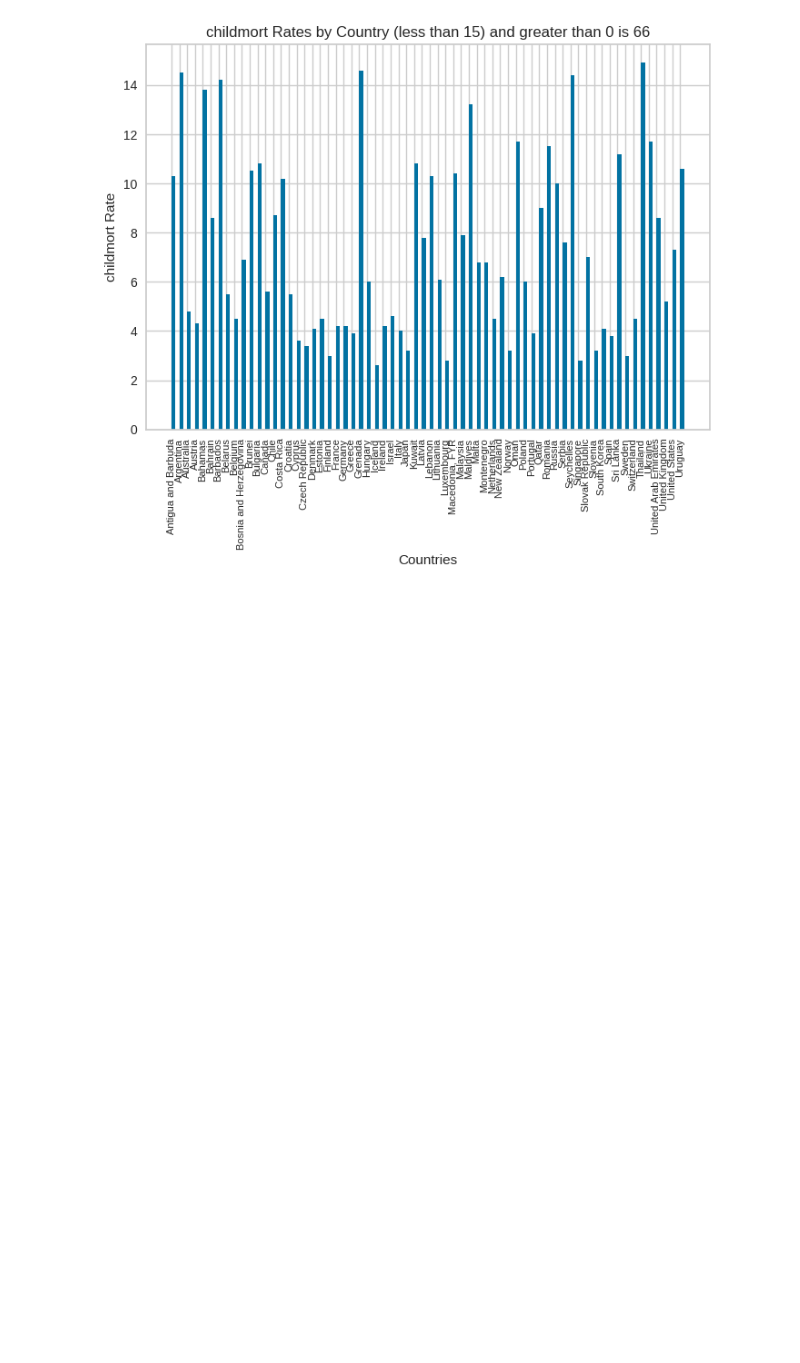
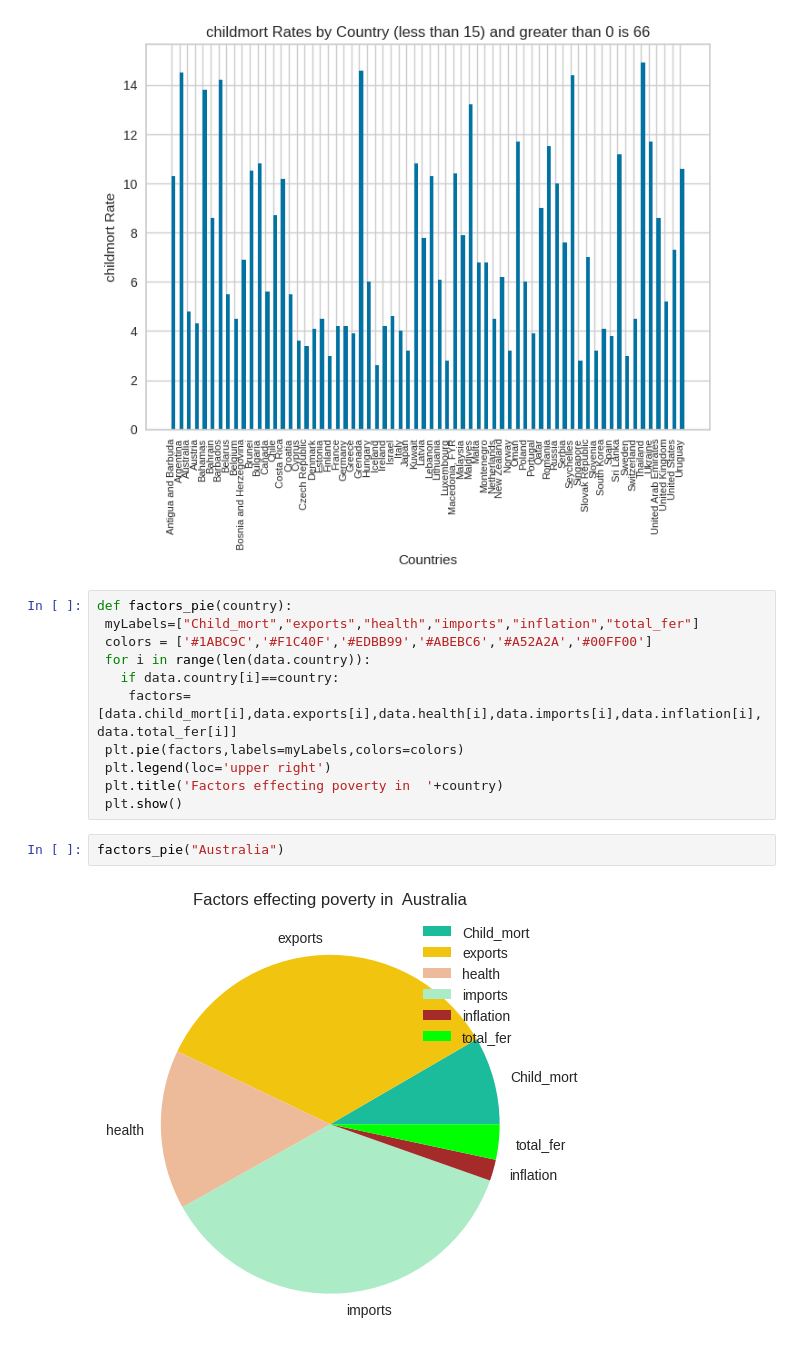
Before and after one commit to prathyusha-reddy-arch/DataVisualisation, a Jupyter notebook: ProjectInc2.ipynb, the cells around one changed output. Drawn from its saved outputs; the diff is of its cells as text; blank space fills up the shorter version.

```diff
--- a/ProjectInc2.ipynb
+++ b/ProjectInc2.ipynb
@@ -147,3 +147,18 @@ def childmort_rate(low_rate,high_rate):
 childmort_rate(0,15)
 # %% [output]
 [figure]
+# %%
+def factors_pie(country):
+ myLabels=["Child_mort","exports","health","imports","inflation","total_fer"]
+ colors = ['#1ABC9C','#F1C40F','#EDBB99','#ABEBC6','#A52A2A','#00FF00']
+ for i in range(len(data.country)):
+   if data.country[i]==country:
+    factors=[data.child_mort[i],data.exports[i],data.health[i],data.imports[i],data.inflation[i],data.total_fer[i]]
+ plt.pie(factors,labels=myLabels,colors=colors)
+ plt.legend(loc='upper right')
+ plt.title('Factors effecting poverty in  '+country)
+ plt.show()
+# %%
+factors_pie("Australia")
+# %% [output]
+[figure, added]
```
Also changed, not shown: parts of 1 cell of this notebook.
